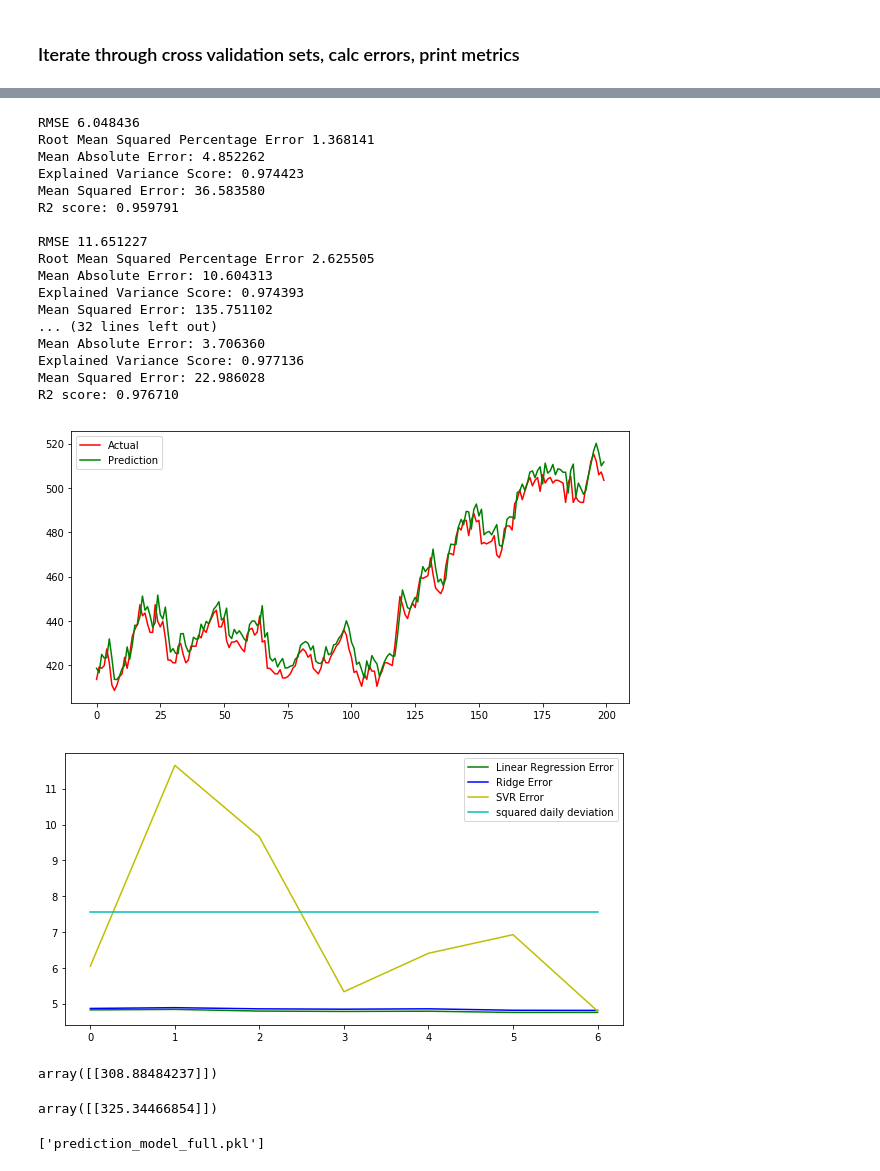
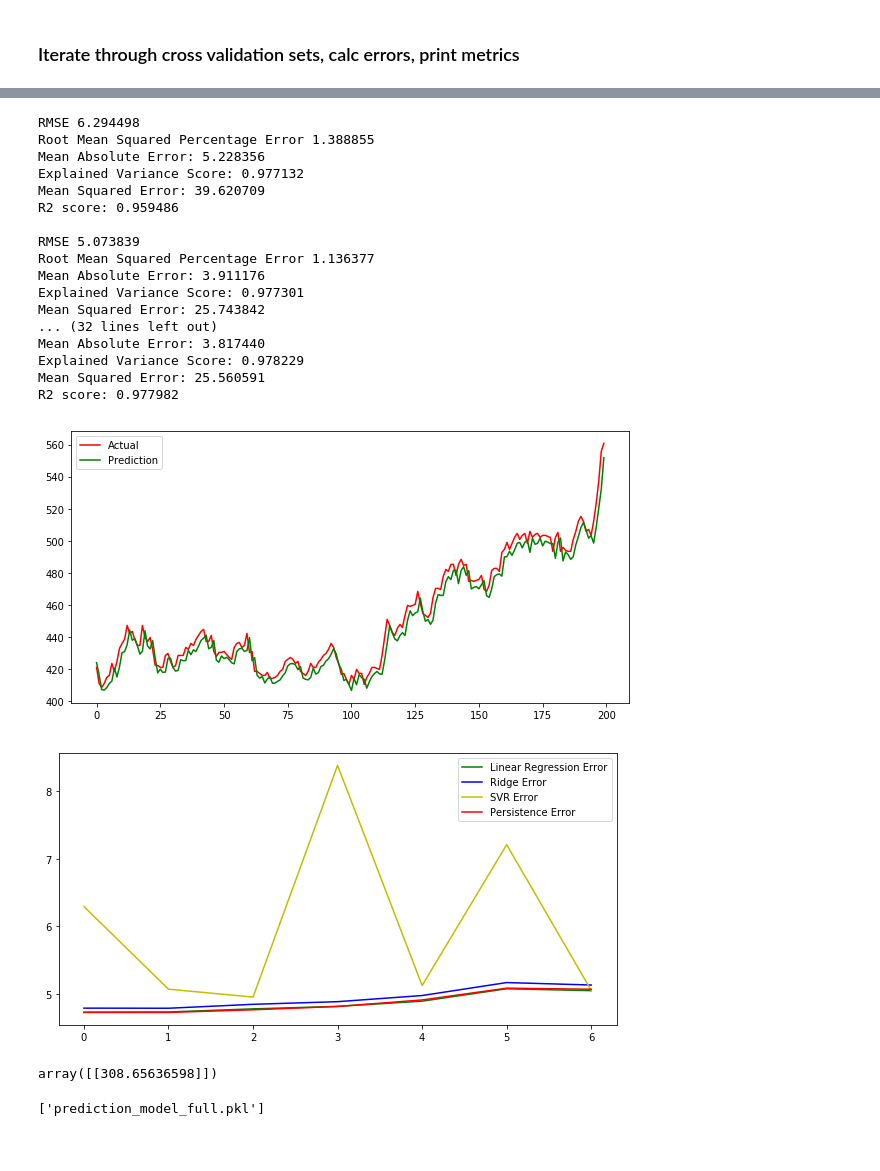
Before and after one commit to pnevmap/Stock-Predictor, a Jupyter notebook: features-and-model-MKSfull.ipynb, the cells around one changed output, grey strips where cells are left out. Saved outputs shown, nothing was run; the diff lists cells and outputs as text; code cells hidden in the pictures.

```diff
--- a/features-and-model-MKSfull.ipynb
+++ b/features-and-model-MKSfull.ipynb
@@ -15,7 +15,7 @@ mks.drop(nans.index, inplace=True)
 # %%
 # Initialize a data frames to hold the Features and the value
 X_len = 7000
-days = 10
+days = 15
 
 Χ_columns = []
 for j in range(days):
@@ -104,0 +107,17 @@ cv_sets = create_cv_sets(n_splits, size)
+# %%
+def model_persistence(x):
+    return x
+
+def set_prediction(test_X):
+    predictions = list()
+    for x in test_X['i+%s' % str(days-1)]:
+        yhat = model_persistence(x)
+        predictions.append(yhat)
+    return predictions
+
+#Iterate through cv_sets, calc errors, print metrics
+benchmark_errs=[]
+for X_train, X_test, y_train, y_test in cv_sets:
+    pred = set_prediction(X_test)
+    benchmark_errs.append(rmse(y_test['Close'], pred))
+    print_metrics(y_test['Close'], pred)
@@ -243,23 +285,23 @@ for X_train, X_test, y_train, y_test in cv_sets:
     svr_errs.append(rmse(y_test.values.ravel(), pred))
     print_metrics(y_test.values.ravel(), pred)
 # %% [output]
-RMSE 6.048436
-Root Mean Squared Percentage Error 1.368141
-Mean Absolute Error: 4.852262
-Explained Variance Score: 0.974423
-Mean Squared Error: 36.583580
-R2 score: 0.959791
+RMSE 6.294498
+Root Mean Squared Percentage Error 1.388855
+Mean Absolute Error: 5.228356
+Explained Variance Score: 0.977132
+Mean Squared Error: 39.620709
+R2 score: 0.959486
 
-RMSE 11.651227
-Root Mean Squared Percentage Error 2.625505
-Mean Absolute Error: 10.604313
-Explained Variance Score: 0.974393
-Mean Squared Error: 135.751102
+RMSE 5.073839
+Root Mean Squared Percentage Error 1.136377
+Mean Absolute Error: 3.911176
+Explained Variance Score: 0.977301
+Mean Squared Error: 25.743842
 ... (32 lines left out)
-Mean Absolute Error: 3.706360
-Explained Variance Score: 0.977136
-Mean Squared Error: 22.986028
-R2 score: 0.976710
+Mean Absolute Error: 3.817440
+Explained Variance Score: 0.978229
+Mean Squared Error: 25.560591
+R2 score: 0.977982
 # %%
 t = range(len(y_test))
 plt.plot(t, y_test, 'r', label='Actual')
@@ -267,32 +309,26 @@ plt.plot(t, svrs[0].predict(X_test), 'g', label='Prediction')
 plt.legend()
 plt.show()
 # %% [output]
-[figure, old version]
+[figure, new version]
 # %%
 rcParams['figure.figsize'] = 10,5
 dvl = [dv]* n_splits
 t = range(n_splits)
 plt.yticks(np.arange(0, max(svr_errs)))
 plt.plot(t, lr_errs, 'g', label='Linear Regression Error')
 plt.plot(t, rr_errs, 'b', label='Ridge Error')
 plt.plot(t, svr_errs, 'y', label='SVR Error')
-plt.plot(t, dvl, 'c', label='squared daily deviation')
+plt.plot(t, benchmark_errs, 'r', label='Persistence Error')
 plt.legend()
 plt.show()
 # %% [output]
-[figure, old version]
+[figure, new version]
 # %%
-last = np.array([310.5,312.5, 313.5,316.200012,316.299988,314.799988,316.100006,320.5,308.79998,308.700012]).reshape(1,-1)
+last = np.array([316.200012, 316.299988,314.799988,316.100006,320.5,308.799988,313.700012,310.80,318.30,324.00,301.20, 309.20,307.00,310.20,307.40]).reshape(1,-1)
 pred = lr_regs[0].predict(last)
 pred
 # %% [output]
-array([[308.88484237]])
+array([[308.65636598]])
-# %%
-last = np.array([316.200012, 316.299988,314.799988,316.100006,320.5,308.799988,313.700012,310.80,318.30,324.00]).reshape(1,-1)
-pred = lr_regs[0].predict(last)
-pred
-# %% [output]
-array([[325.34466854]])
 # %%
 from sklearn.externals import joblib
 joblib.dump(lr_regs[0], 'prediction_model_full.pkl')
```
Also changed, not shown: parts of 11 cells of this notebook, 5 other files.
